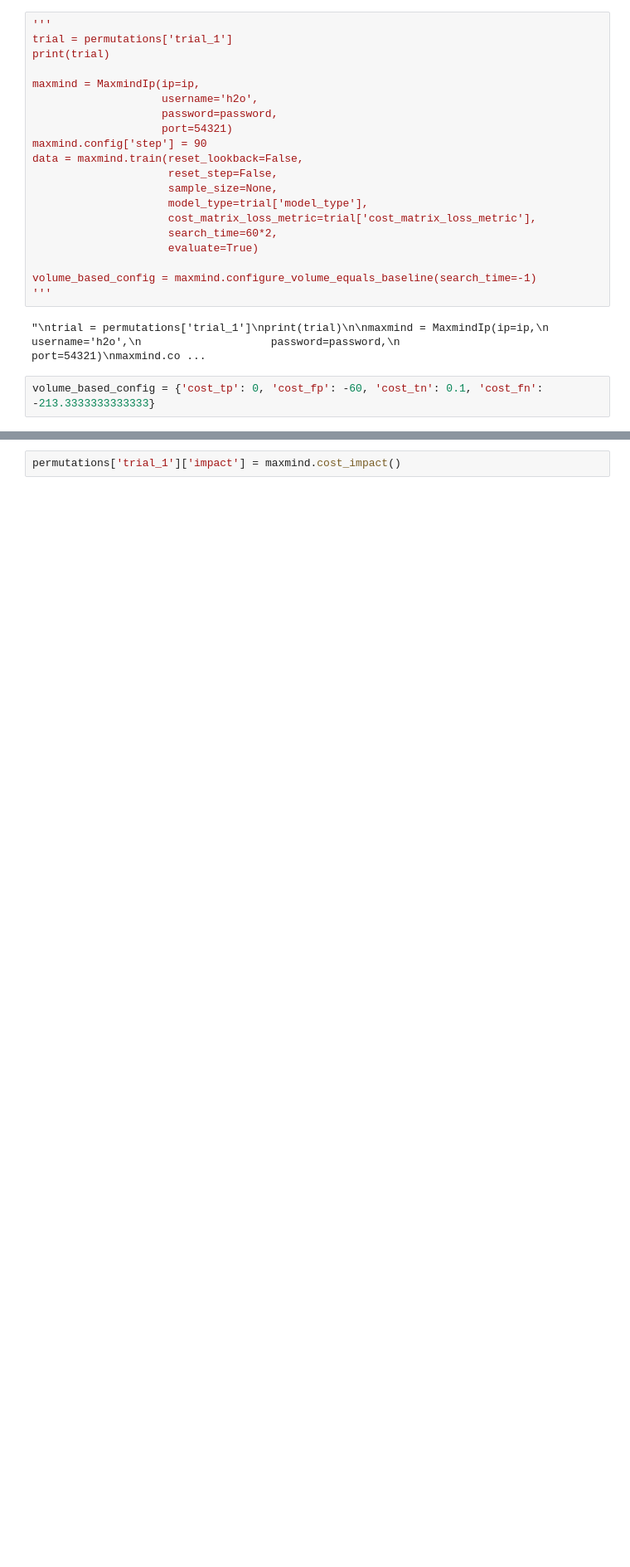
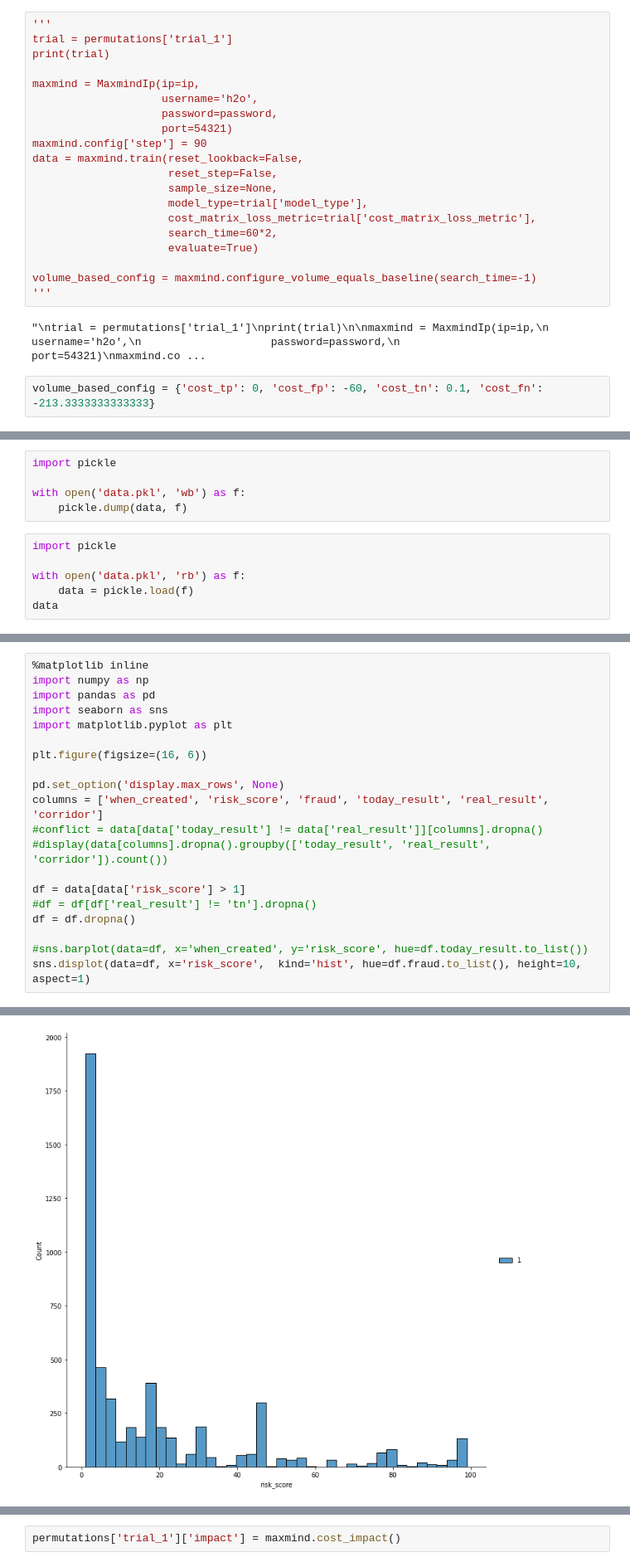
Before and after one commit to krapes/data_interpretation_modules, a Jupyter notebook: testing/Model_Selection_Strategy.ipynb, the cells around one changed output, grey strips where cells are left out. Shown: that part at 83% size. Saved outputs shown, nothing was run; the diff lists cells and outputs as text; blank space fills up the shorter version.

```diff
--- a/testing/Model_Selection_Strategy.ipynb
+++ b/testing/Model_Selection_Strategy.ipynb
@@ -114,0 +149,11 @@ maxmind.stats_tp_vs_baseline()
+# %%
+import pickle
+
+with open('data.pkl', 'wb') as f:
+    pickle.dump(data, f)
+# %%
+import pickle
+
+with open('data.pkl', 'rb') as f:
+    data = pickle.load(f)
+data
@@ -114,0 +174,21 @@ maxmind.stats_tp_vs_baseline()
+# %%
+%matplotlib inline
+import numpy as np
+import pandas as pd
+import seaborn as sns
+import matplotlib.pyplot as plt
+
+plt.figure(figsize=(16, 6))
+
+pd.set_option('display.max_rows', None)
+columns = ['when_created', 'risk_score', 'fraud', 'today_result', 'real_result', 'corridor']
+#conflict = data[data['today_result'] != data['real_result']][columns].dropna()
+#display(data[columns].dropna().groupby(['today_result', 'real_result', 'corridor']).count())
+
+df = data[data['risk_score'] > 1]
+#df = df[df['real_result'] != 'tn'].dropna()
+df = df.dropna()
+
+#sns.barplot(data=df, x='when_created', y='risk_score', hue=df.today_result.to_list())
+sns.displot(data=df, x='risk_score',  kind='hist', hue=df.fraud.to_list(), height=10, aspect=1)
+# %% [output]
@@ -114,0 +197 @@ maxmind.stats_tp_vs_baseline()
+[figure, added]
```
Also changed, not shown: parts of 11 cells of this notebook, 5 other files.
